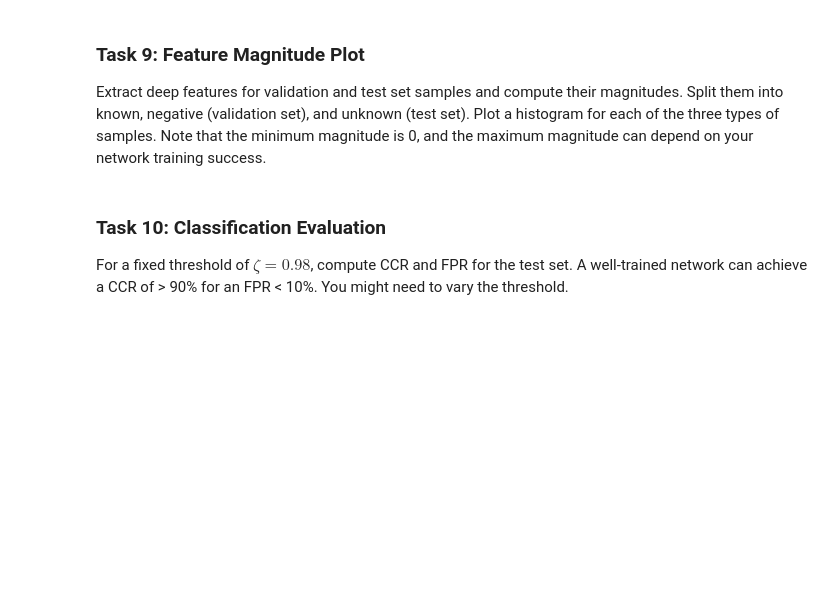
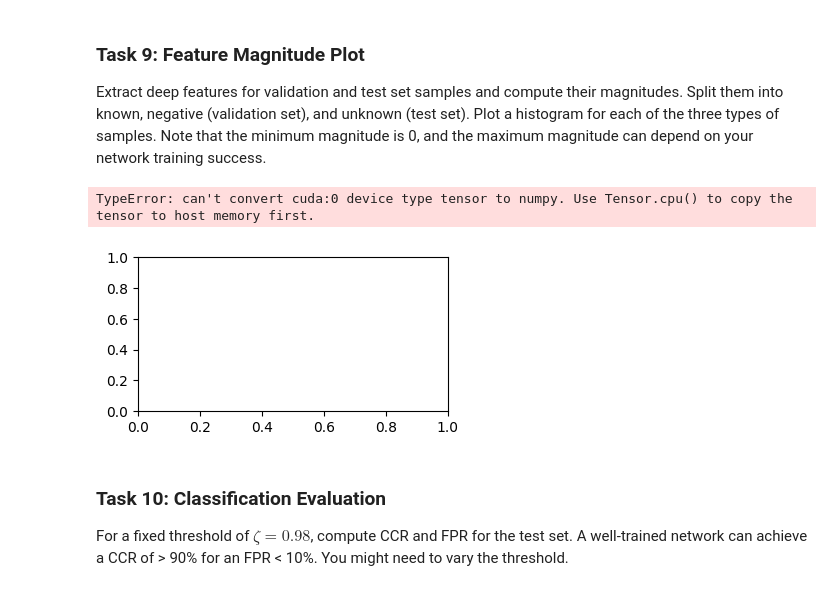
Before and after one commit to danielbarco/deeplearning, a Jupyter notebook: DL-Assignment08.ipynb, the cells around one changed output. Drawn from its saved outputs; the diff is of its cells as text; code cells hidden in the pictures; blank space fills up the shorter version.

```diff
--- a/DL-Assignment08.ipynb
+++ b/DL-Assignment08.ipynb
@@ -142,9 +142,9 @@ class DataSet(torchvision.datasets.MNIST):
   def __getitem__(self, index):
     # perform appropriate actions on the data and the targets
     # the format of data should be in [0, 1]
-    (i,t) = super().__getitem__(index)
-    target = target_vector(t)
-    return i, target
+    (input,target) = super().__getitem__(index)
+    target = target_vector(target)
+    return input, target
 # %%
 # instantiate the training dataset
 train_set = DataSet(purpose="train")
@@ -218,8 +218,8 @@ class AdaptedSoftMax(torch.autograd.Function):
     # save required values for backward pass
     ctx.save_for_backward(logits, targets)
     # compute loss
-    loss = -torch.sum(targets * log_probs, dim=1)
-    return loss
+    loss = -targets * log_probs
+    return torch.sum(loss)
 
   # implement Jacobian
   @staticmethod
@@ -227,8 +227,10 @@ class AdaptedSoftMax(torch.autograd.Function):
     # get results stored from forward pass
     logits, targets = ctx.saved_tensors
     # compute derivative of loss w.r.t. the logits
-    y = torch.nn.functional.cross_entropy(logits, targets)
-    dJ_dy = torch.autograd.grad(y, logits)[0]
+    # y = torch.nn.functional.cross_entropy(logits, targets)
+    # dJ_dy = torch.autograd.grad(y, logits)[0]
+    #??
+    dJ_dy = torch.exp(logits) - targets
     # return the derivatives; none for derivative for the targets
     return dJ_dy, None
 
@@ -370,8 +370,8 @@ train_set = DataSet(purpose='train')
 train_loader = torch.utils.data.DataLoader(train_set, batch_size=batch_size, shuffle=True)
 
 # validation set and data loader
-validation_set = DataSet(purpose='validation')
-validation_loader = torch.utils.data.DataLoader(validation_set, batch_size=64)
+validation_set = DataSet(purpose='valid')
+validation_loader = torch.utils.data.DataLoader(validation_set, batch_size=batch_size)
 
 for epoch in range(10): # or 100
   # evaluate average confidence for training and validation set
@@ -385,6 +385,7 @@ for epoch in range(10): # or 100
     # compute our loss
     J = AdaptedSoftMax.apply(logits, t.to(device))
     #J = adapted_softmax_alt(logits, t.to(device))
+    # J = torch.mean(J)
     J.backward()
     # perform weight update
     optimizer.step()
@@ -423,8 +425,8 @@ Extract deep features for validation and test set samples and compute their magn
 Note that the minimum magnitude is 0, and the maximum magnitude can depend on your network training success.
 # %%
 # instantiate test set and according data loader
-test_set = DataSet(purpose=...)
-test_loader = ...
+test_set = DataSet(purpose='test')
+test_loader = torch.utils.data.DataLoader(test_set, batch_size=batch_size)
 
 # collect feature magnitudes for
 known, negative, unknown = [], [], []
@@ -433,44 +435,47 @@ with torch.no_grad():
   # extract deep features magnitudes for validation set
   for x,t in validation_loader:
     # extract deep features (and logits)
-    ...
+    logits, deep_features = network(x.to(device))
     # compute norms
-    ...
+    norms = torch.norm(deep_features, dim=1)
     # split between known and negative
-    ...
+    batch_known, targets_known, batch_unknown = split_known_unknown(norms, t)
     # collect norms of known samples
-    known.extend(...)
+    known.extend(batch_known)
     # collect norms of negative samples
-    negative.extend(...)
+    negative.extend(batch_unknown)
 
   for x,t in test_loader:
     # extract deep features (and logits)
-    ...
+    logits, deep_features = network(x.to(device))
     # compute norms
-    ...
+    norms = torch.norm(deep_features, dim=1)
     # split between known and unknown
-    ...
+    batch_known, targets_known, batch_unknown = split_known_unknown(norms, t)
     # collect norms of known samples
-    ...
+    known.extend(batch_known)
     # collect norms of unknown samples
-    unknown.extend(...)
+    unknown.extend(batch_unknown)
 
 
 # plot the norms as histograms
 from matplotlib import pyplot
 pyplot.figure(figsize=(4,2))
 
 # keep the same maximum magnitude
 max_mag = 20
 # plot the three histograms
 pyplot.hist(known, bins=100, range=(0,max_mag), density=True, color="g", histtype="step", label="Known")
 pyplot.hist(negative, bins=100, range=(0,max_mag), density=True, color="b", histtype="step", label="Negative")
 pyplot.hist(unknown, bins=100, range=(0,max_mag), density=True, color="r", histtype="step", label="Unknown")
 
 # beautify plot
 pyplot.legend()
 pyplot.xlabel("Deep Feature Magnitude")
 pyplot.ylabel("Density")
+# %% [output]
+TypeError: can't convert cuda:0 device type tensor to numpy. Use Tensor.cpu() to copy the tensor to host memory first.
+[figure, added]
 # %% [markdown]
 ### Task 10: Classification Evaluation
 
```
Also changed, not shown: parts of 2 cells of this notebook.
